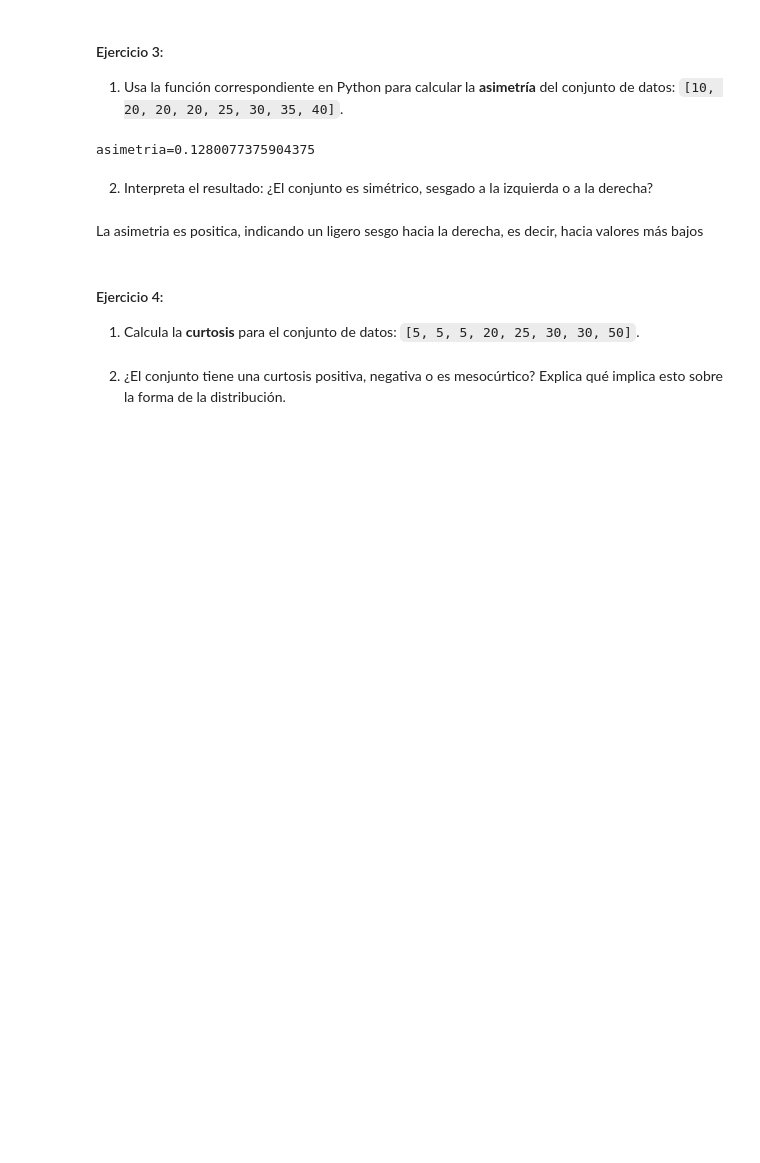
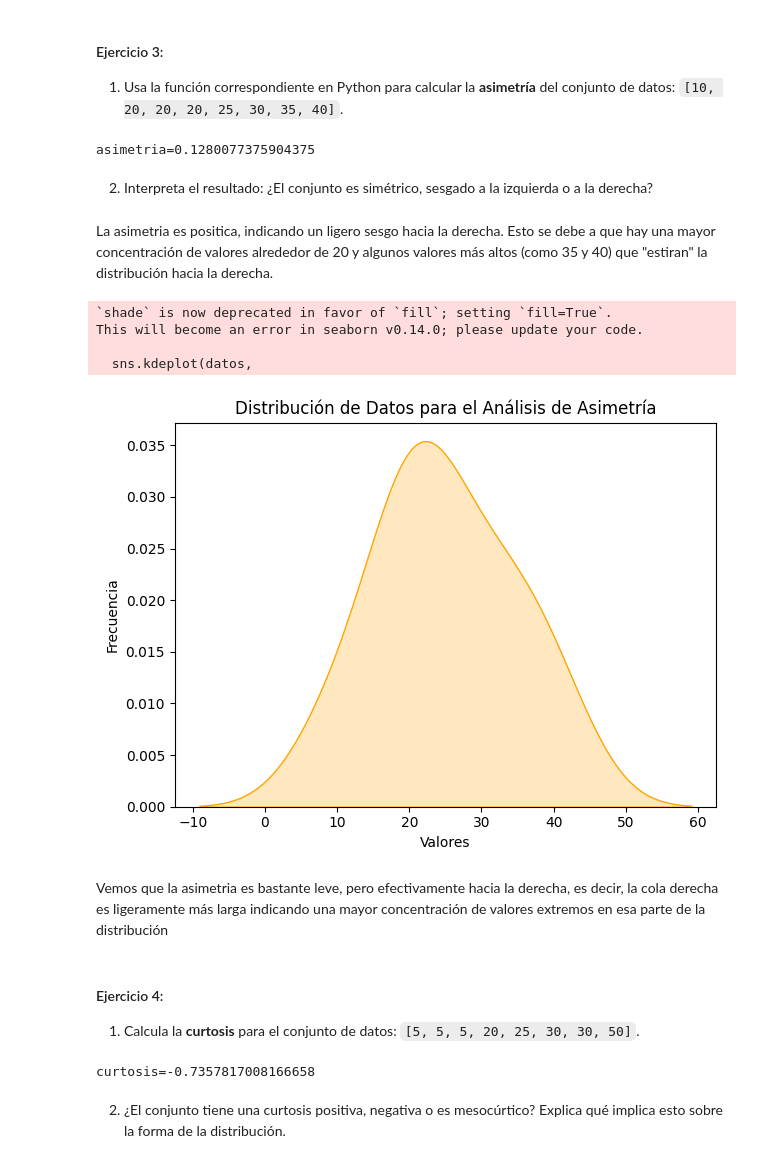
Before and after one commit to Rcm89/laboratorio-modulo6-leccion01-estadistica-descriptiva, a Jupyter notebook: laboratorio-modulo6-leccion01-estadistica-descriptiva.ipynb, the cells around one changed output. Drawn from its saved outputs; the diff is of its cells as text; code cells hidden in the pictures; blank space fills up the shorter version.

```diff
--- a/laboratorio-modulo6-leccion01-estadistica-descriptiva.ipynb
+++ b/laboratorio-modulo6-leccion01-estadistica-descriptiva.ipynb
@@ -95,8 +98,35 @@ print(f"asimetria={asimetria}")
 asimetria=0.1280077375904375
 # %% [markdown]
 2. Interpreta el resultado: ¿El conjunto es simétrico, sesgado a la izquierda o a la derecha?
-# %% [markdown]
-La asimetria es positica, indicando un ligero sesgo hacia la derecha, es decir, hacia valores más bajos
+# %% [markdown]
+La asimetria es positica, indicando un ligero sesgo hacia la derecha. Esto se debe a que hay una mayor concentración de valores alrededor de 20 y algunos valores más altos (como 35 y 40) que "estiran" la distribución hacia la derecha.
+# %%
+"""plt.figure(figsize=(8, 6))
+sns.histplot(datos, kde=True, bins=7)
+plt.title("Distribución de Datos para el Análisis de Asimetría")
+plt.xlabel("Valores")
+plt.ylabel("Frecuencia")
+plt.tight_layout()
+plt.show()
+"""
+
+sns.kdeplot(datos,
+            shade=True,
+            color = "orange")
+
+plt.title("Distribución de Datos para el Análisis de Asimetría")
+plt.xlabel("Valores")
+plt.ylabel("Frecuencia")
+plt.tight_layout()
+plt.show()
+# %% [output]
+`shade` is now deprecated in favor of `fill`; setting `fill=True`.
+This will become an error in seaborn v0.14.0; please update your code.
+
+  sns.kdeplot(datos,
+[figure, added]
+# %% [markdown]
+Vemos que la asimetria es bastante leve, pero efectivamente hacia la derecha, es decir, la cola derecha es ligeramente más larga indicando una mayor concentración de valores extremos en esa parte de la distribución
 # %% [markdown]
 #### Ejercicio 4:
 
@@ -106,2 +134,12 @@ La asimetria es positica, indicando un ligero sesgo hacia la derecha, es decir,
+# %%
+datos = [5, 5, 5, 20, 25, 30, 30, 50]
+
+
+curtosis = kurtosis(datos)
+
+
+print(f"curtosis={curtosis}")
+# %% [output]
+curtosis=-0.7357817008166658
 # %% [markdown]
 2. ¿El conjunto tiene una curtosis positiva, negativa o es mesocúrtico? Explica qué implica esto sobre la forma de la distribución.
```
Also changed, not shown: parts of 13 cells of this notebook.
